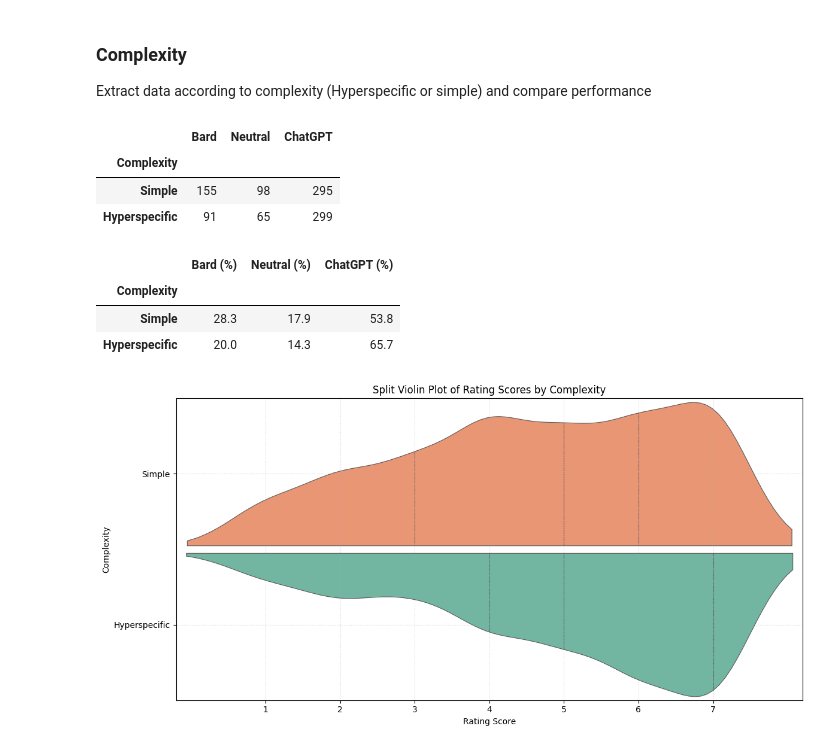
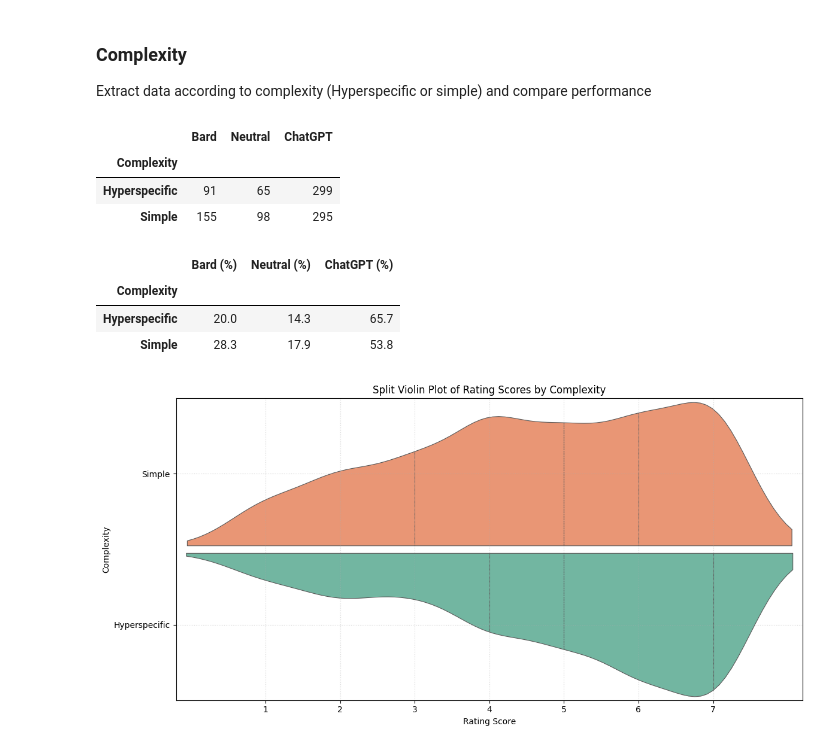
Before and after one commit to aswyatt/DA-Python, a Jupyter notebook: Interview/Data Analysis 1/Human Eval Bard.ipynb, the cells around one changed output. Saved outputs shown, nothing was run; the diff lists cells and outputs as text; code cells hidden in the pictures.

```diff
--- a/Interview/Data Analysis 1/Human Eval Bard.ipynb
+++ b/Interview/Data Analysis 1/Human Eval Bard.ipynb
@@ -473,34 +485,28 @@ Preference Score (#>4 minus #<4):       18
 
 Extract data according to complexity (Hyperspecific or simple) and compare performance
 # %%
-# Extract total counts per score for each complexity
-pivot = (
-    df.groupby("Complexity")["Rating Score"]
-    .value_counts()
-    .unstack(fill_value=0)
-    .sort_index(ascending=False)
-)
+pivot = df.groupby(["Complexity", "Rating Score"]).size().unstack(fill_value=0).sort_index()
 scores = pivot.columns  # Get scores
 neutral_score = int(np.median(scores))  # Get neutral score (middle score)
 complexity_counts = pivot.sum(axis=1)  # Sum per complexity
 
-bard_promoters = pivot.loc[:, scores < neutral_score].sum(axis=1)
-chatgpt_promoters = pivot.loc[:, scores > neutral_score].sum(axis=1)
-neutral_counts = pivot[neutral_score]
-promoters = pd.concat([bard_promoters, neutral_counts, chatgpt_promoters], axis=1, keys=["Bard", "Neutral", "ChatGPT"])
-promoters_pct = promoters.div(complexity_counts, axis=0) * 100
-promoters_pct.columns = [f"{col} (%)" for col in promoters_pct.columns]
+bard_promoters_complexity = pivot.loc[:, scores < neutral_score].sum(axis=1)
+chatgpt_promoters_complexity = pivot.loc[:, scores > neutral_score].sum(axis=1)
+neutral_counts_complexity = pivot[neutral_score]
+promoters_complexity = pd.concat([bard_promoters_complexity, neutral_counts_complexity, chatgpt_promoters_complexity], axis=1, keys=["Bard", "Neutral", "ChatGPT"])
+promoters_pct_complexity = promoters_complexity.div(complexity_counts, axis=0) * 100
+promoters_pct_complexity.columns = [f"{col} (%)" for col in promoters_pct_complexity.columns]
 
-display(promoters, promoters_pct.round(1))
+display(promoters_complexity, promoters_pct_complexity.round(1))
 # %% [output]
 |  | Bard | Neutral | ChatGPT |
 | Complexity |  |  |  |
+| Hyperspecific | 91 | 65 | 299 |
 | Simple | 155 | 98 | 295 |
-| Hyperspecific | 91 | 65 | 299 |
 |  | Bard (%) | Neutral (%) | ChatGPT (%) |
 | Complexity |  |  |  |
+| Hyperspecific | 20.0 | 14.3 | 65.7 |
 | Simple | 28.3 | 17.9 | 53.8 |
-| Hyperspecific | 20.0 | 14.3 | 65.7 |
 # %%
 fig, ax = figure()
 category = "Complexity"
```
Also changed, not shown: parts of 17 cells of this notebook.
